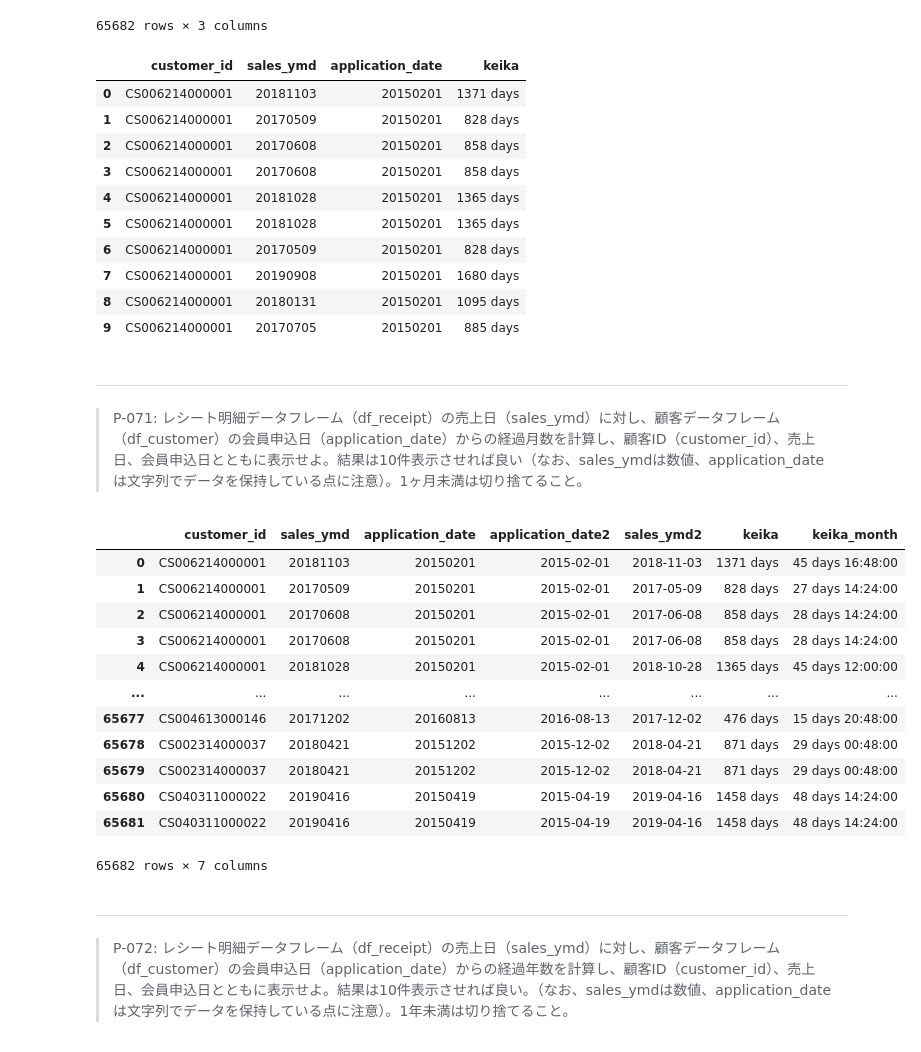
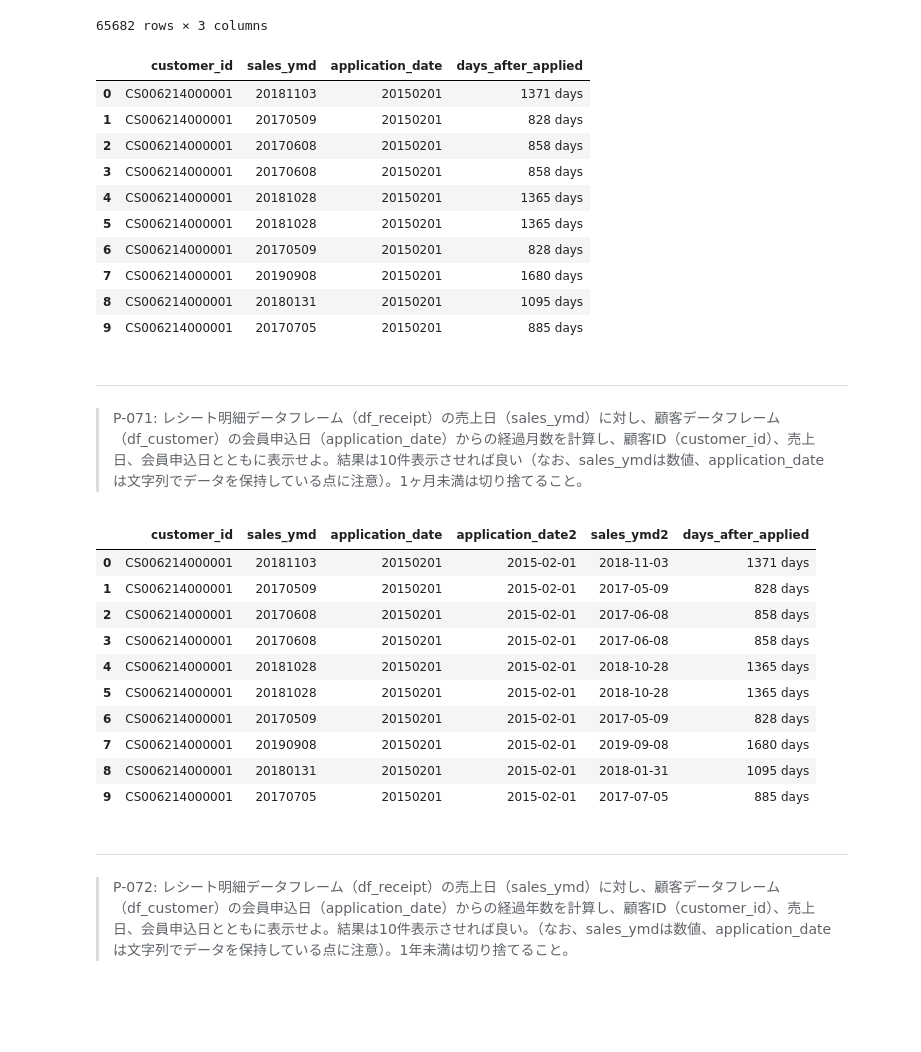
Before and after one commit to fintalk/koan, a Jupyter notebook: 100knock/submit/Shishizo/100_knock_Python(Shishizo).ipynb, the cells around one changed output. Cells and saved outputs as stored; diff of their text form; code cells hidden in the pictures; blank space fills up the shorter version.

```diff
--- a/100knock/submit/Shishizo/100_knock_Python(Shishizo).ipynb
+++ b/100knock/submit/Shishizo/100_knock_Python(Shishizo).ipynb
@@ -2327,10 +2346,10 @@ df70_m1
 # %%
 df70_m1["application_date2"] = pd.to_datetime(df70_m1["application_date"],format="%Y%m%d")
 df70_m1["sales_ymd2"] = pd.to_datetime(df70_m1["sales_ymd"].astype(str),format="%Y%m%d")
-df70_m1["keika"] = df70_m1["sales_ymd2"] - df70_m1["application_date2"]
-df70_m1[["customer_id","sales_ymd","application_date","keika"]].head(10)
+df70_m1["days_after_applied"] = df70_m1["sales_ymd2"] - df70_m1["application_date2"]
+df70_m1[["customer_id","sales_ymd","application_date","days_after_applied"]].head(10)
 # %% [output]
-|  | customer_id | sales_ymd | application_date | keika |
+|  | customer_id | sales_ymd | application_date | days_after_applied |
 | 0 | CS006214000001 | 20181103 | 20150201 | 1371 days |
 | 1 | CS006214000001 | 20170509 | 20150201 | 828 days |
 | 2 | CS006214000001 | 20170608 | 20150201 | 858 days |
@@ -2346,22 +2365,20 @@ df70_m1[["customer_id","sales_ymd","application_date","keika"]].head(10)
 > P-071: レシート明細データフレーム（df_receipt）の売上日（sales_ymd）に対し、顧客データフレーム（df_customer）の会員申込日（application_date）からの経過月数を計算し、顧客ID（customer_id）、売上日、会員申込日とともに表示せよ。結果は10件表示させれば良い（なお、sales_ymdは数値、application_dateは文字列でデータを保持している点に注意）。1ヶ月未満は切り捨てること。
 # %%
 df71 = df70_m1.copy()
-df71["keika_month"] = df71["keika"].apply(lambda x:x / 30)
-df71
+df71["days_after_applied"] = df71["days_after_applied"].apply(lambda x: x if x > pd.Timedelta('30 days') else 0)
+df71.head(10)
 # %% [output]
-|  | customer_id | sales_ymd | application_date | application_date2 | sales_ymd2 | keika | keika_month |
-| 0 | CS006214000001 | 20181103 | 20150201 | 2015-02-01 | 2018-11-03 | 1371 days | 45 days 16:48:00 |
-| 1 | CS006214000001 | 20170509 | 20150201 | 2015-02-01 | 2017-05-09 | 828 days | 27 days 14:24:00 |
-| 2 | CS006214000001 | 20170608 | 20150201 | 2015-02-01 | 2017-06-08 | 858 days | 28 days 14:24:00 |
-| 3 | CS006214000001 | 20170608 | 20150201 | 2015-02-01 | 2017-06-08 | 858 days | 28 days 14:24:00 |
-| 4 | CS006214000001 | 20181028 | 20150201 | 2015-02-01 | 2018-10-28 | 1365 days | 45 days 12:00:00 |
-| ... | ... | ... | ... | ... | ... | ... | ... |
-| 65677 | CS004613000146 | 20171202 | 20160813 | 2016-08-13 | 2017-12-02 | 476 days | 15 days 20:48:00 |
-| 65678 | CS002314000037 | 20180421 | 20151202 | 2015-12-02 | 2018-04-21 | 871 days | 29 days 00:48:00 |
-| 65679 | CS002314000037 | 20180421 | 20151202 | 2015-12-02 | 2018-04-21 | 871 days | 29 days 00:48:00 |
-| 65680 | CS040311000022 | 20190416 | 20150419 | 2015-04-19 | 2019-04-16 | 1458 days | 48 days 14:24:00 |
-| 65681 | CS040311000022 | 20190416 | 20150419 | 2015-04-19 | 2019-04-16 | 1458 days | 48 days 14:24:00 |
+|  | customer_id | sales_ymd | application_date | application_date2 | sales_ymd2 | days_after_applied |
+| 0 | CS006214000001 | 20181103 | 20150201 | 2015-02-01 | 2018-11-03 | 1371 days |
+| 1 | CS006214000001 | 20170509 | 20150201 | 2015-02-01 | 2017-05-09 | 828 days |
+| 2 | CS006214000001 | 20170608 | 20150201 | 2015-02-01 | 2017-06-08 | 858 days |
+| 3 | CS006214000001 | 20170608 | 20150201 | 2015-02-01 | 2017-06-08 | 858 days |
+| 4 | CS006214000001 | 20181028 | 20150201 | 2015-02-01 | 2018-10-28 | 1365 days |
+| 5 | CS006214000001 | 20181028 | 20150201 | 2015-02-01 | 2018-10-28 | 1365 days |
+| 6 | CS006214000001 | 20170509 | 20150201 | 2015-02-01 | 2017-05-09 | 828 days |
+| 7 | CS006214000001 | 20190908 | 20150201 | 2015-02-01 | 2019-09-08 | 1680 days |
+| 8 | CS006214000001 | 20180131 | 20150201 | 2015-02-01 | 2018-01-31 | 1095 days |
+| 9 | CS006214000001 | 20170705 | 20150201 | 2015-02-01 | 2017-07-05 | 885 days |
-65682 rows × 7 columns
 # %% [markdown]
 ---
 > P-072: レシート明細データフレーム（df_receipt）の売上日（sales_ymd）に対し、顧客データフレーム（df_customer）の会員申込日（application_date）からの経過年数を計算し、顧客ID（customer_id）、売上日、会員申込日とともに表示せよ。結果は10件表示させれば良い。（なお、sales_ymdは数値、application_dateは文字列でデータを保持している点に注意）。1年未満は切り捨てること。
```
Also changed, not shown: parts of 42 cells of this notebook.
